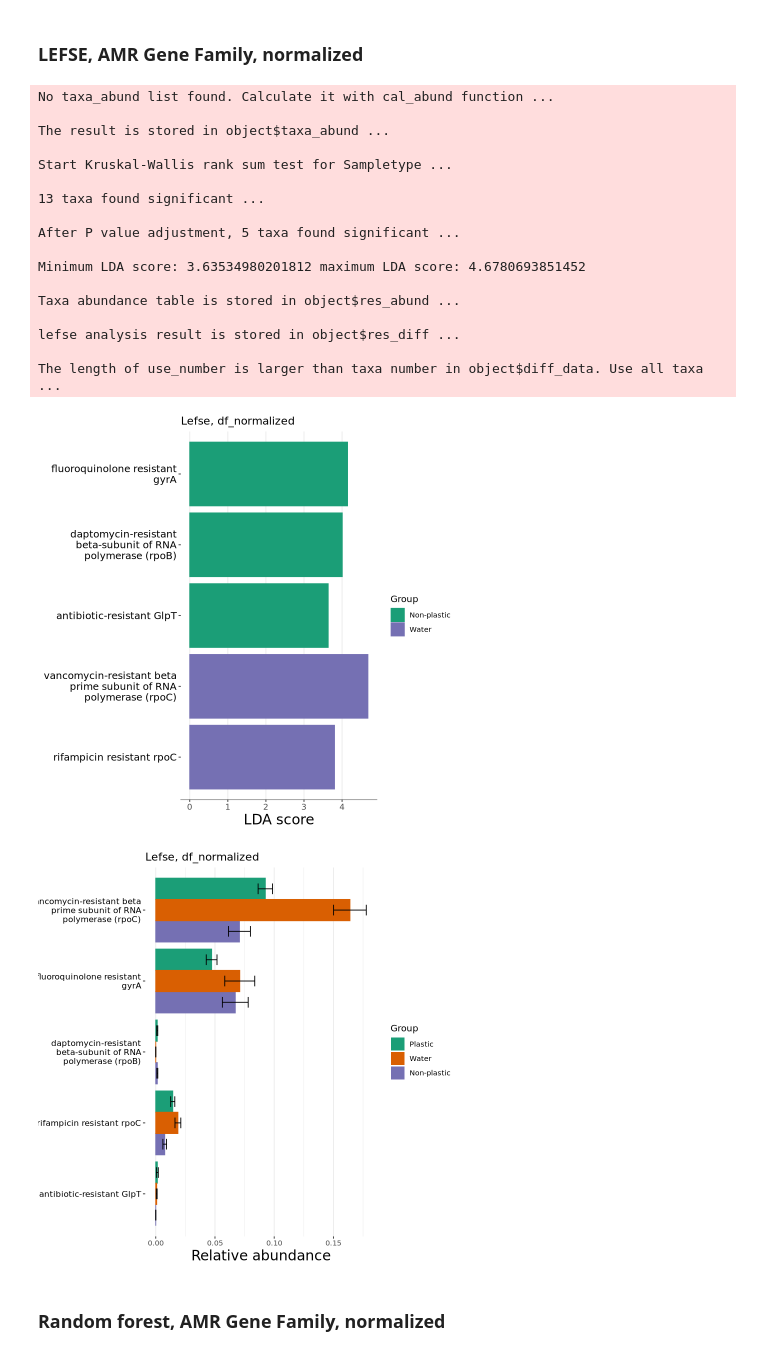
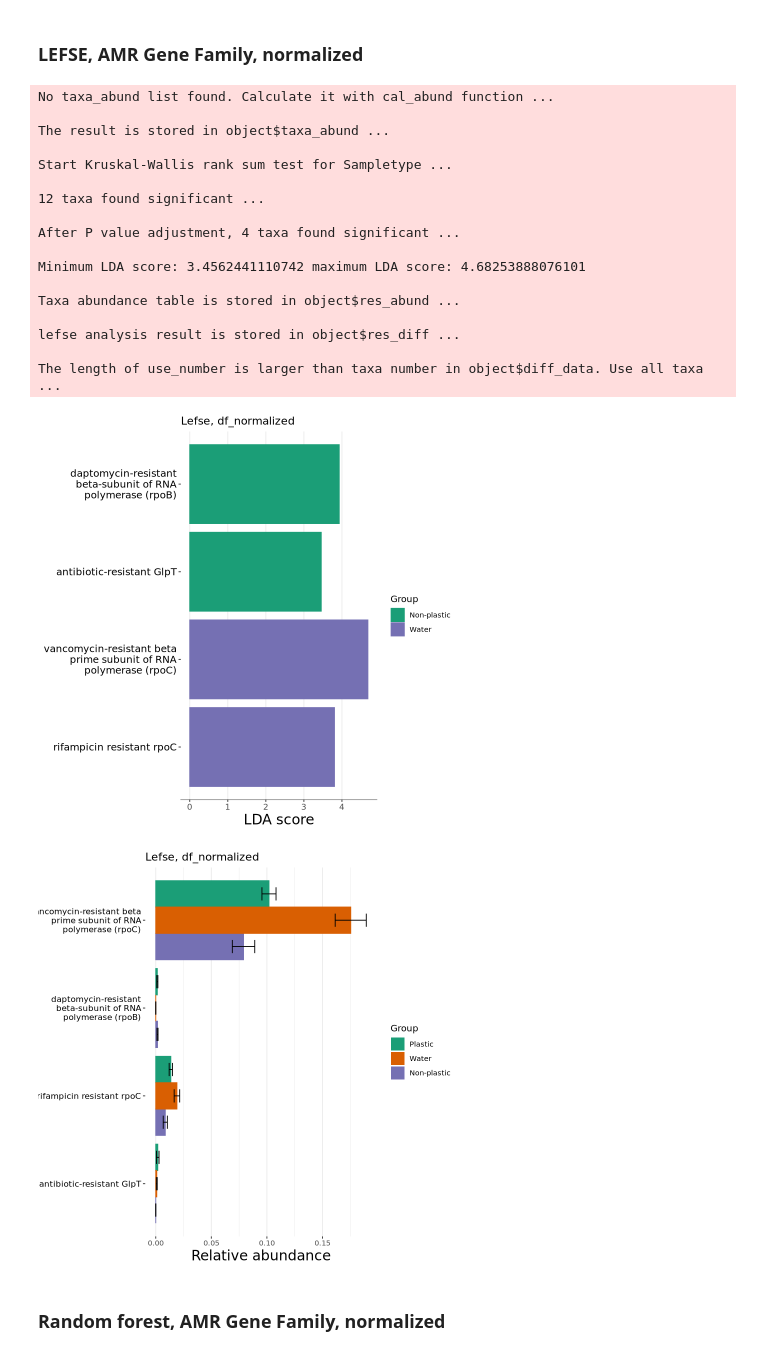
Before and after one commit to blomfelt/plastisphere, a Jupyter notebook: plastisphere.ipynb, the cells around one changed output. Saved outputs shown, nothing was run; the diff lists cells and outputs as text; code cells hidden in the pictures.

```diff
--- a/plastisphere.ipynb
+++ b/plastisphere.ipynb
@@ -25,7 +25,7 @@ library("ALDEx2")
 library("randomForest")
 
 # List all relevant files
-TABLE = FALSE
+TABLE = TRUE
 if (TABLE) {
    all_files_list <- list.files(path = "Mumame_results", pattern = "*.table.txt", full.names = TRUE)
 } else {
@@ -47,10 +47,6 @@ for (file in all_files_list[-1]) {
 df_counts <- df_counts %>%
   rename(Description = Accession)
 
-# Get readcount before deleting that row
-df_readcount <- df_counts[which(df_counts[, 1] == "TOTAL READS:"), ]
-df_counts <- df_counts[-which(df_counts$Description == "TOTAL READS:"), ]
-
 if (TABLE) {
   # Rename total reads to match per-mutations.txt row
   rownum <- which(df_counts$Description == "TOTAL READS")
@@ -59,6 +55,10 @@ if (TABLE) {
   df_counts[rownum, ]
 }
 
+# Get readcount before deleting that row
+df_readcount <- df_counts[which(df_counts[, 1] == "TOTAL READS:"), ]
+df_counts <- df_counts[-which(df_counts$Description == "TOTAL READS:"), ]
+
 cat("Dimension of df_counts: ", dim(df_counts))
 # %% [output]
 ── Attaching core tidyverse packages ──────────────────────── tidyverse 2.0.0 ──
@@ -503,44 +562,44 @@ mt$tidy_dataset()
 ### LEFSE, AMR Gene Family, normalized
 # %%
 # Takes ~1 second
-lefse_norm <- trans_diff$new(dataset = mt, method = "lefse", group = "Sampletype", alpha = 0.05, lefse_subgroup = NULL, taxa_level = "AMR Gene Family")
+lefse_norm <- trans_diff$new(dataset = mt, method = "lefse", group = "Sampletype", alpha = 0.05, lefse_subgroup = NULL, taxa_level = "AMR Gene Family", boots = 999)
 
 # Not all genes are integers: (since they are all between 0 and 1)
 #t1 <- trans_diff$new(dataset = mt, method = "ALDEx2_t", group = "Sampletype", alpha = 0.01)
 
 lefse_norm$plot_diff_bar(
     group_order = c("Plastic", "Non-plastic", "Water"),
     color_group_map = TRUE,
     threshold = 1
     ) +
     scale_x_discrete(labels = label_wrap(30)) +
         labs(title = "Lefse, df_normalized")
 
 lefse_norm$plot_diff_abund(
     use_number = 1:30
     ) +
     scale_x_discrete(labels = label_wrap(30)) +
         labs(title = "Lefse, df_normalized")
 # %% [output]
 No taxa_abund list found. Calculate it with cal_abund function ...
 
 The result is stored in object$taxa_abund ...
 
 Start Kruskal-Wallis rank sum test for Sampletype ...
 
-13 taxa found significant ...
+12 taxa found significant ...
 
-After P value adjustment, 5 taxa found significant ...
+After P value adjustment, 4 taxa found significant ...
 
-Minimum LDA score: 3.63534980201812 maximum LDA score: 4.6780693851452
+Minimum LDA score: 3.4562441110742 maximum LDA score: 4.68253888076101
 
 Taxa abundance table is stored in object$res_abund ...
 
 lefse analysis result is stored in object$res_diff ...
 
 The length of use_number is larger than taxa number in object$diff_data. Use all taxa ...
-[figure, old version]
+[figure, new version]
-[figure, old version]
+[figure, new version]
 # %% [markdown]
 ### Random forest, AMR Gene Family, normalized
 # %%
```
Also changed, not shown: parts of 23 cells of this notebook.
